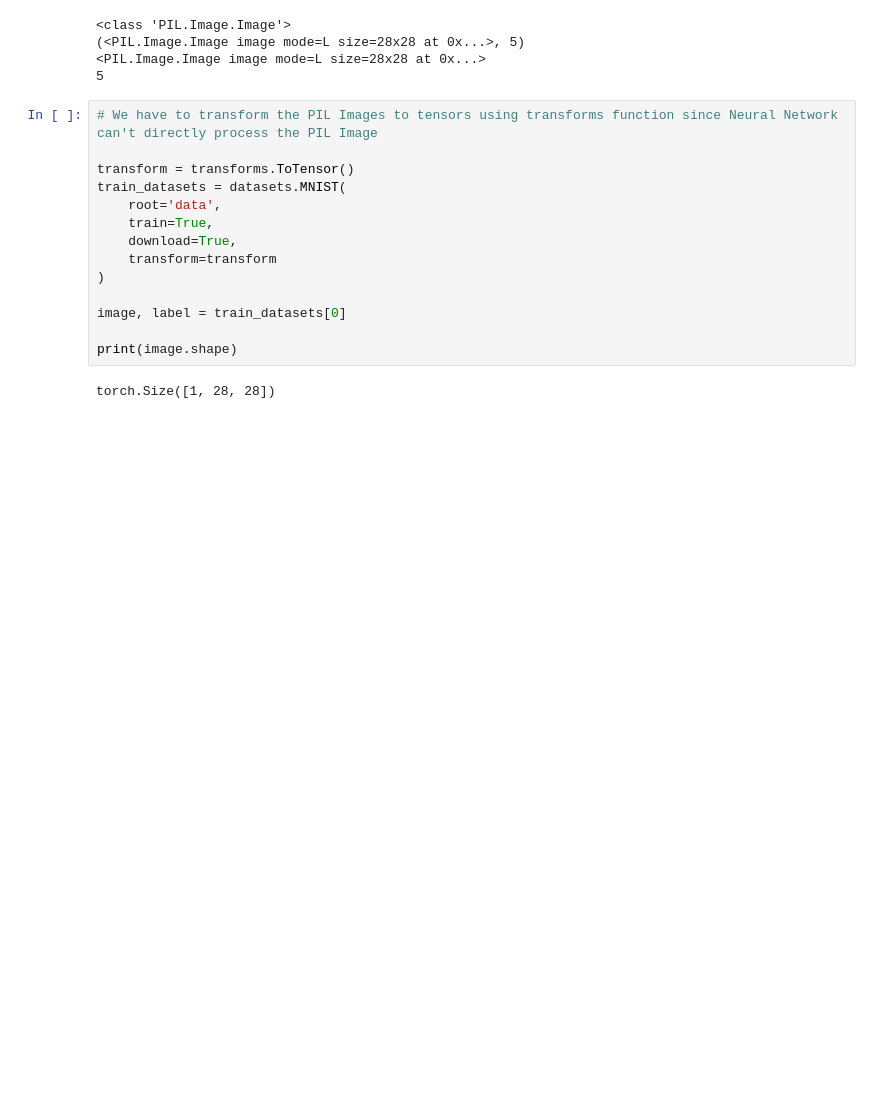
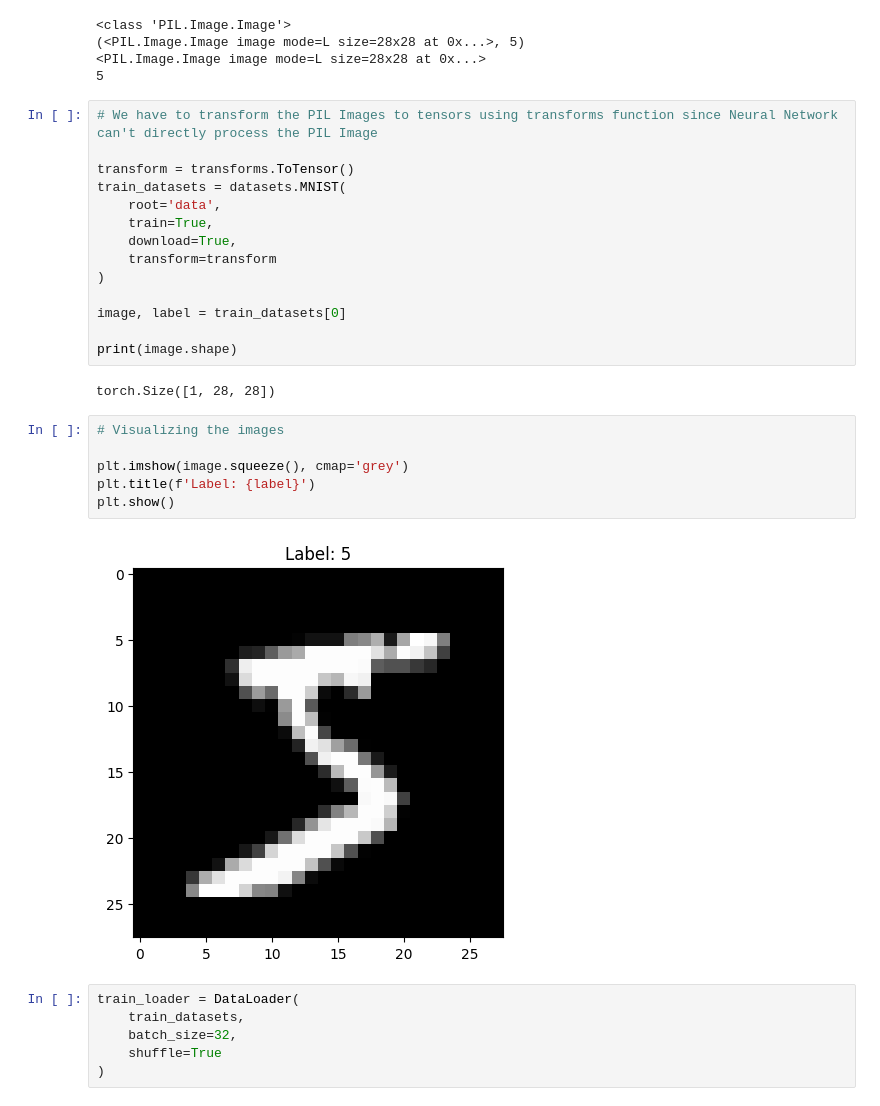
Before and after one commit to 23f1002879/Pytorch-Computer-Vision, a Jupyter notebook: notebooks/02_Dataset_Dataloader.ipynb, the cells around one changed output. Saved outputs shown, nothing was run; the diff lists cells and outputs as text; blank space fills up the shorter version.

```diff
--- a/notebooks/02_Dataset_Dataloader.ipynb
+++ b/notebooks/02_Dataset_Dataloader.ipynb
@@ -49,3 +49,17 @@ image, label = train_datasets[0]
 print(image.shape)
 # %% [output]
 torch.Size([1, 28, 28])
+# %%
+# Visualizing the images
+
+plt.imshow(image.squeeze(), cmap='grey')
+plt.title(f'Label: {label}')
+plt.show()
+# %% [output]
+[figure, added]
+# %%
+train_loader = DataLoader(
+    train_datasets,
+    batch_size=32,
+    shuffle=True
+)
```
Also changed, not shown: parts of 9 cells of this notebook.
